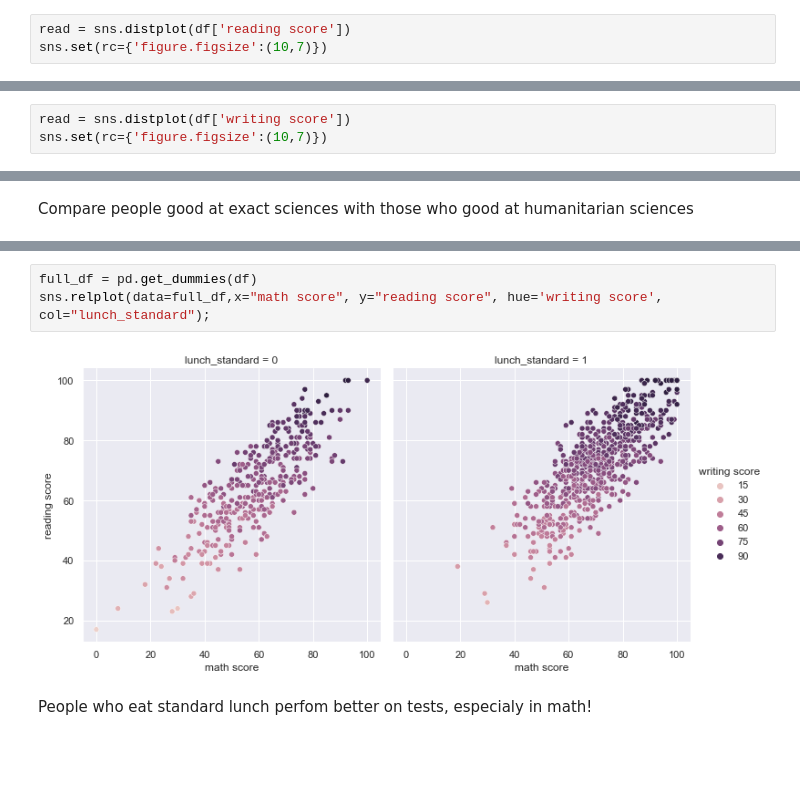
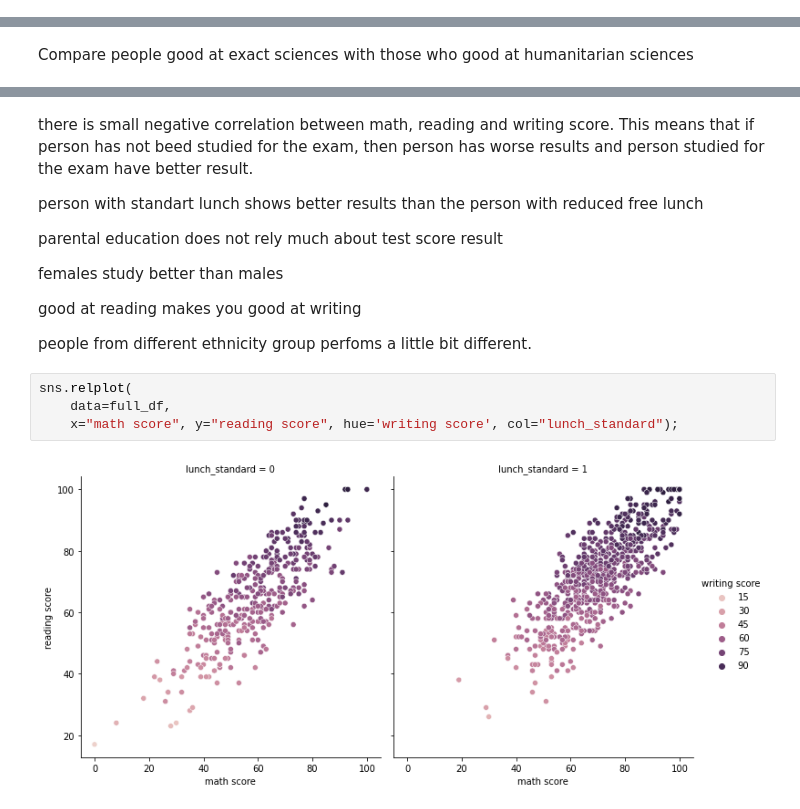
Before and after one commit to wisnuariay21/StudentPerformance-EDA_Python, a Jupyter notebook: StudentPerformance.ipynb, the cells around one changed output, grey strips where cells are left out. Saved outputs shown, nothing was run; the diff lists cells and outputs as text; blank space fills up the shorter version.

```diff
--- a/StudentPerformance.ipynb
+++ b/StudentPerformance.ipynb
@@ -100,3 +101,0 @@ sns.displot(
-# %%
-read = sns.distplot(df['reading score'])
-sns.set(rc={'figure.figsize':(10,7)})
@@ -105,3 +101,0 @@ sns.set(rc={'figure.figsize':(10,7)})
-# %%
-read = sns.distplot(df['writing score'])
-sns.set(rc={'figure.figsize':(10,7)})
@@ -135,7 +156,18 @@ compare_df.round()
+# %% [markdown]
+there is small negative correlation between math, reading and writing score. This means that if person has not beed studied for the exam, then person has worse results and person studied for the exam have better result.
+
+person with standart lunch shows better results than the person with reduced free lunch
+
+parental education does not rely much about test score result
+
+females study better than males
+
+good at reading makes you good at writing
+
+people from different ethnicity group perfoms a little bit different.
 # %%
-full_df = pd.get_dummies(df)
-sns.relplot(data=full_df,x="math score", y="reading score", hue='writing score', col="lunch_standard");
+sns.relplot(
+    data=full_df,
+    x="math score", y="reading score", hue='writing score', col="lunch_standard");
 # %% [output]
-[figure, old version]
+[figure, new version]
-# %% [markdown]
-People who eat standard lunch perfom better on tests, especialy in math!
```
Also changed, not shown: parts of 9 cells of this notebook.
